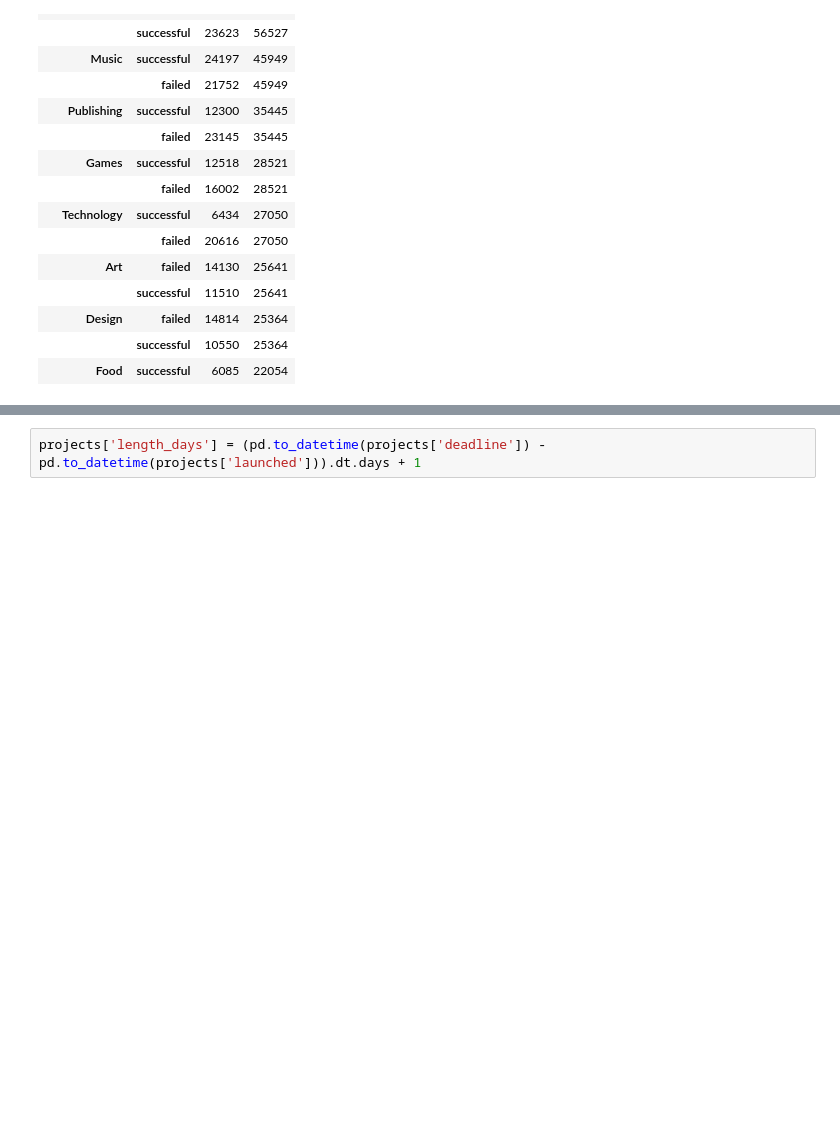
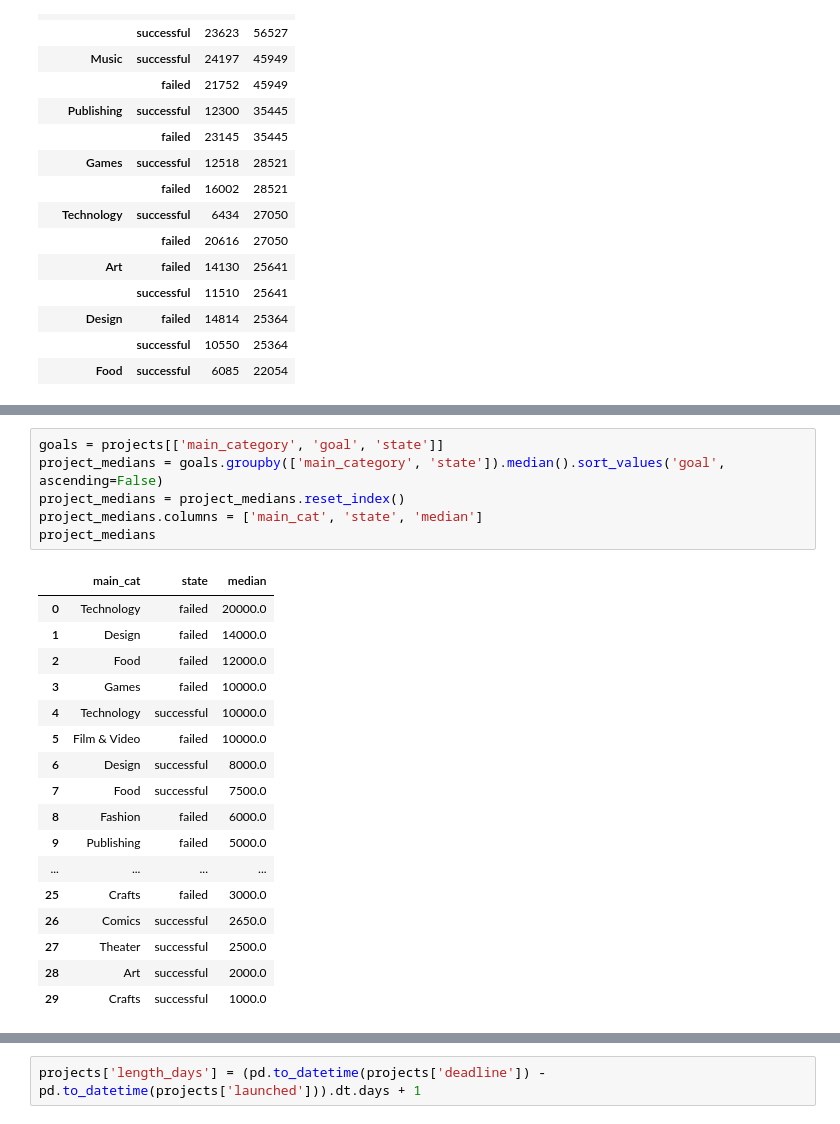
Before and after one commit to beknur/machine-learning, a Jupyter notebook: kickstarter.ipynb, the cells around one changed output, grey strips where cells are left out. Drawn from its saved outputs; the diff is of its cells as text; blank space fills up the shorter version.

```diff
--- a/kickstarter.ipynb
+++ b/kickstarter.ipynb
@@ -105,0 +97,24 @@ Dance         successful   2338   3573
+# %%
+goals = projects[['main_category', 'goal', 'state']]
+project_medians = goals.groupby(['main_category', 'state']).median().sort_values('goal', ascending=False)
+project_medians = project_medians.reset_index()
+project_medians.columns = ['main_cat', 'state', 'median']
+project_medians
+# %% [output]
+|  | main_cat | state | median |
+| 0 | Technology | failed | 20000.0 |
+| 1 | Design | failed | 14000.0 |
+| 2 | Food | failed | 12000.0 |
+| 3 | Games | failed | 10000.0 |
+| 4 | Technology | successful | 10000.0 |
+| 5 | Film & Video | failed | 10000.0 |
+| 6 | Design | successful | 8000.0 |
+| 7 | Food | successful | 7500.0 |
+| 8 | Fashion | failed | 6000.0 |
+| 9 | Publishing | failed | 5000.0 |
+| ... | ... | ... | ... |
+| 25 | Crafts | failed | 3000.0 |
+| 26 | Comics | successful | 2650.0 |
+| 27 | Theater | successful | 2500.0 |
+| 28 | Art | successful | 2000.0 |
+| 29 | Crafts | successful | 1000.0 |
```
Also changed, not shown: parts of 4 cells of this notebook.
